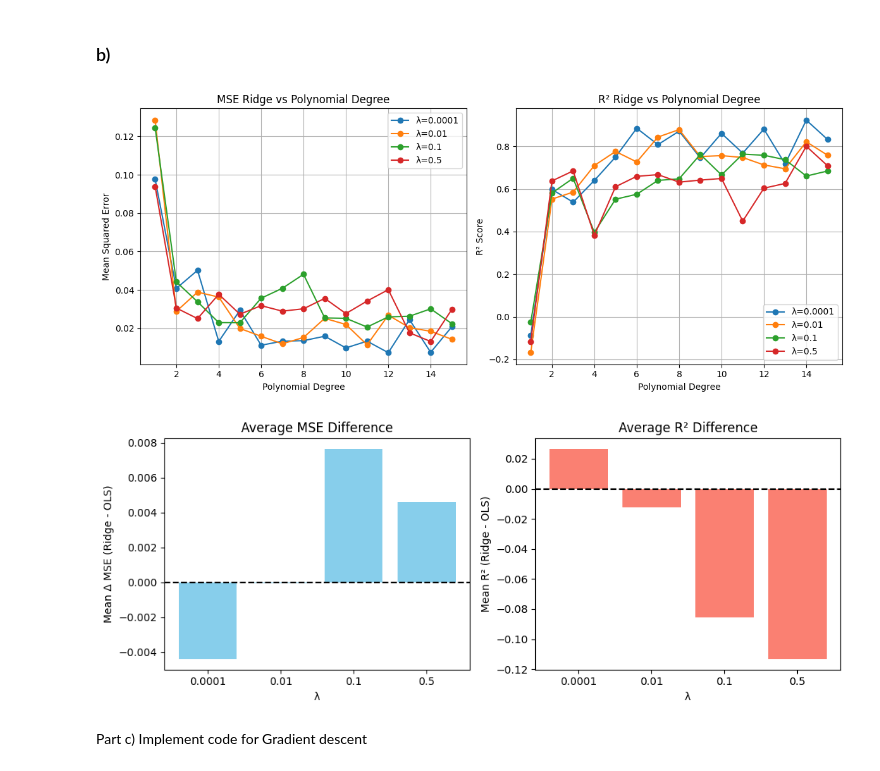
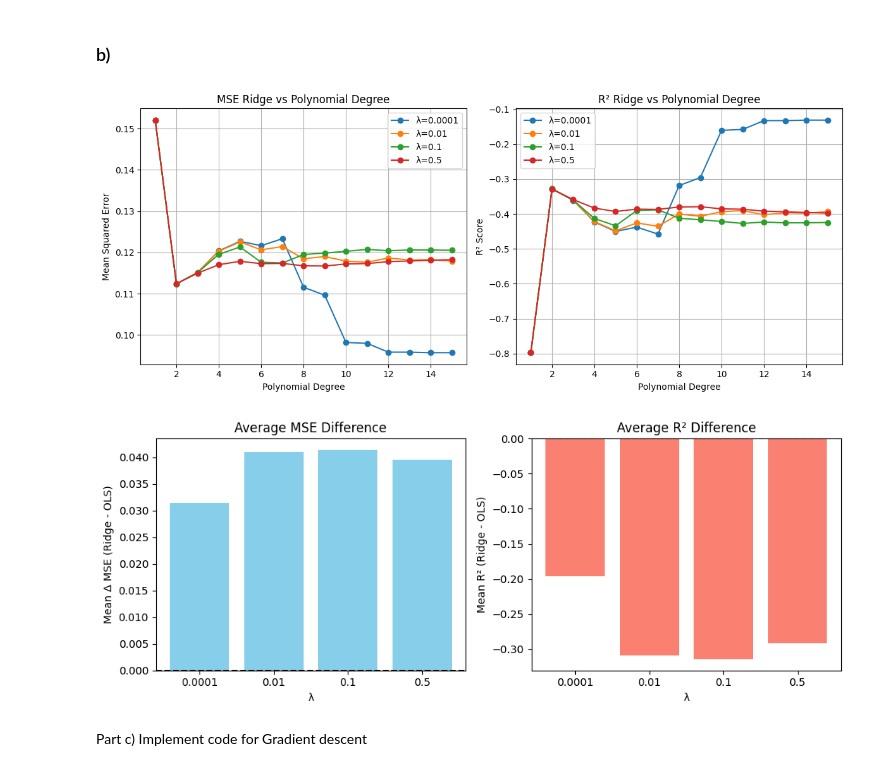
Before and after one commit to komandoyoko/Yoan_FYS_STK4155, a Jupyter notebook: Project1/Project1.ipynb, the cells around one changed output. Drawn from its saved outputs; the diff is of its cells as text; code cells hidden in the pictures.

```diff
--- a/Project1/Project1.ipynb
+++ b/Project1/Project1.ipynb
@@ -45,17 +46,5 @@ def R2_score(actual , predicted):
      denominator = np.sum((actual - actual_mean) ** 2) #denominator of the r2 formula
      R2 = 1 - (numerator / denominator) #calculating the r2
      return R2
-# %%
-#we start by creating the design matrix and splitting it into training and test data
-X = polynomial_features(x, 15)
-X_train , X_test , y_train , y_test = train_test_split(X , y_noisy , test_size = 0.2)
-
-
-#thereby calculating the OLS coefficients
-beta = OLS_parameters(X_train, y_train)
-y_pred = X_test @ beta #here we predict the y values using the coefficient calculated
-
-mse_y_pred = mean_squared_error(y_test , y_pred) # calculating the MSE
-R2 = R2_score(y_test , y_pred) #calculating the R2 score
 # %%
 import matplotlib.pyplot as plt
@@ -107,7 +138,12 @@ R2_values_ridge = np.zeros((15, len(lambd))) #R2 matrix for storage
 for l in range(len(lambd)): #we want to test for all lambdas
     for i in range(1 , 16): #we want to test for teh different polynomials
         X = polynomial_features(x , i)
-        X_train , X_test , y_train , y_test = train_test_split(X , y_noisy , test_size = 0.2) #split the data
+        X_train , X_test , y_train , y_test = train_test_split(X , y_noisy , test_size = 0.2 , random_state= 60) #split the data
+
+        scaler = StandardScaler()
+        X_train = scaler.fit_transform(X_train)
+        X_test = scaler.transform(X_test)
+
         beta_ridge = ridge_regression(X_train , y_train , lambd[l]) #do the ridge regression
         y_pred_ridge = X_test @ beta_ridge #do the prediction
 
@@ -142,41 +178,41 @@ plt.grid()
 plt.tight_layout()
 plt.show()
 # %% [output]
-[figure, old version]
+[figure, new version]
 # %%
 difference_mse = np.zeros((15 , 4))
 difference_r2 = np.zeros((15 , 4))
 for j in range(len(lambd)):
     for i in range(1 , 16):
-        difference_mse[i-1, j] = mse_values_ridge[i-1, j] - mse_values_OLS[i-1]
-        difference_r2[i-1 , j] = R2_values_ridge[i-1 , j] - R2_values_OLS[i-1]
+        difference_mse[i-1, j] = mse_values_ridge[i-1, j] - mse_values_OLS_scaled[i-1]
+        difference_r2[i-1 , j] = R2_values_ridge[i-1 , j] - R2_values_OLS_scaled[i-1]
 
 
 mean_diff_mse = np.mean(difference_mse, axis=0)   # one value per λ
 mean_diff_r2  = np.mean(difference_r2, axis=0)    # one value per λ
 
 plt.figure(figsize=(10,4))
 
 # ---- Mean difference in MSE ----
 plt.subplot(1,2,1)
 plt.bar([str(l) for l in lambd], mean_diff_mse, color='skyblue')
 plt.axhline(0, color='black', linestyle='--')
 plt.xlabel("λ")
 plt.ylabel("Mean Δ MSE (Ridge - OLS)")
 plt.title("Average MSE Difference")
 
 # ---- Mean difference in R² ----
 plt.subplot(1,2,2)
 plt.bar([str(l) for l in lambd], mean_diff_r2, color='salmon')
 plt.axhline(0, color='black', linestyle='--')
 plt.xlabel("λ")
 plt.ylabel("Mean R² (Ridge - OLS)")
 plt.title("Average R² Difference")
 
 plt.tight_layout()
 plt.show()
 # %% [output]
-[figure, old version]
+[figure, new version]
 # %% [markdown]
 Part c) Implement code for Gradient descent
 # %%
```
Also changed, not shown: parts of 3 cells of this notebook.
